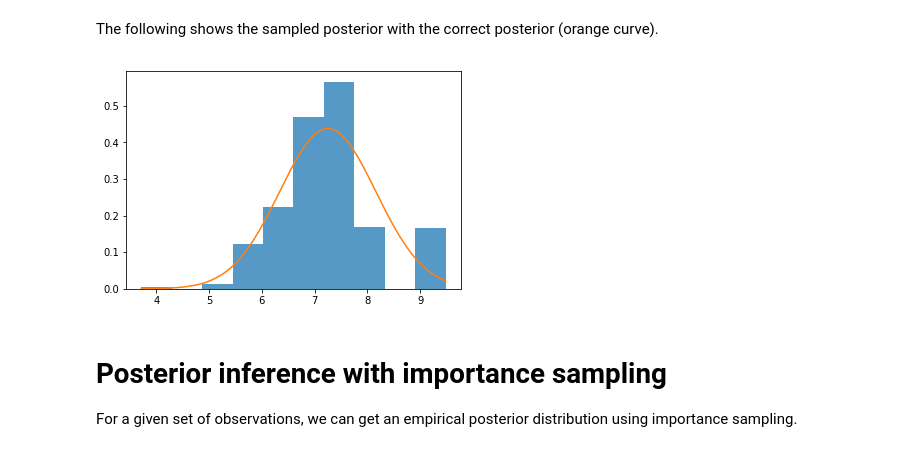
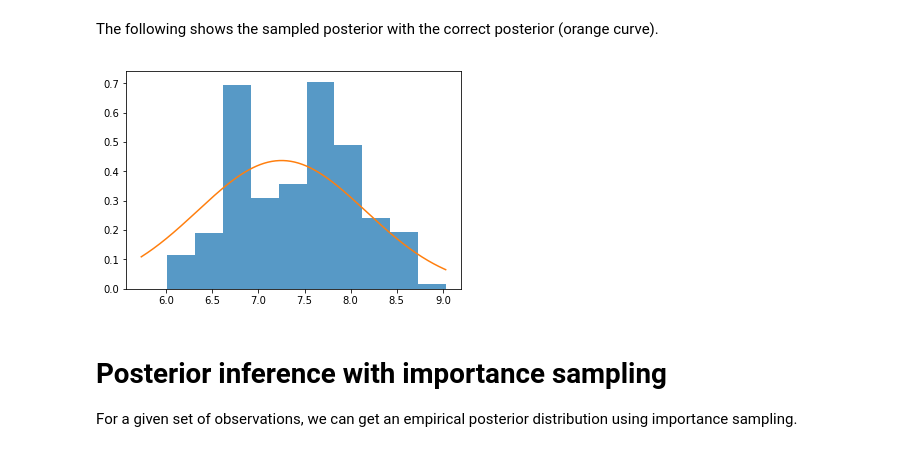
Before and after one commit to pyprob/pyprob, a Jupyter notebook: examples/gaussian_with_unknown_mean.ipynb, the cells around one changed output. Saved outputs shown, nothing was run; the diff lists cells and outputs as text; code cells hidden in the pictures.

```diff
--- a/examples/gaussian_with_unknown_mean.ipynb
+++ b/examples/gaussian_with_unknown_mean.ipynb
@@ -69,7 +70,7 @@ For a given set of observations, we get an empirical posterior distribution usin
 See:
 - Wingate, D., Stuhlmüller, A. and Goodman, N., 2011, June. Lightweight implementations of probabilistic programming languages via transformational compilation. In Proceedings of the Fourteenth International Conference on Artificial Intelligence and Statistics (pp. 770-778).
 # %%
-posterior_dist = model.posterior_distribution(num_traces=5000,
+posterior_dist = model.posterior_distribution(num_traces=10000,
                                               observation=[8,9],
                                               inference_engine=InferenceEngine.LIGHTWEIGHT_METROPOLIS_HASTINGS)
 # %% [output]
@@ -78,11 +91,11 @@ posterior_dist = model.posterior_distribution(num_traces=5000,
 The following shows the sampled posterior with the correct posterior (orange curve).
 # %%
 n, bins, patches = plt.hist([float(posterior_dist.sample()) for i in range(1000)], normed=1, alpha=0.75)
-x = np.linspace(min(posterior_dist.values_numpy),max(posterior_dist.values_numpy),400)
+x = np.linspace(posterior_dist.min,posterior_dist.max,400)
 plt.plot(x, np.vectorize(correct_posterior)(x))
 plt.show()
 # %% [output]
-[figure, old version]
+[figure, new version]
 # %% [markdown]
 # Posterior inference with importance sampling
 
```
Also changed, not shown: parts of 15 cells of this notebook, 4 other files.
